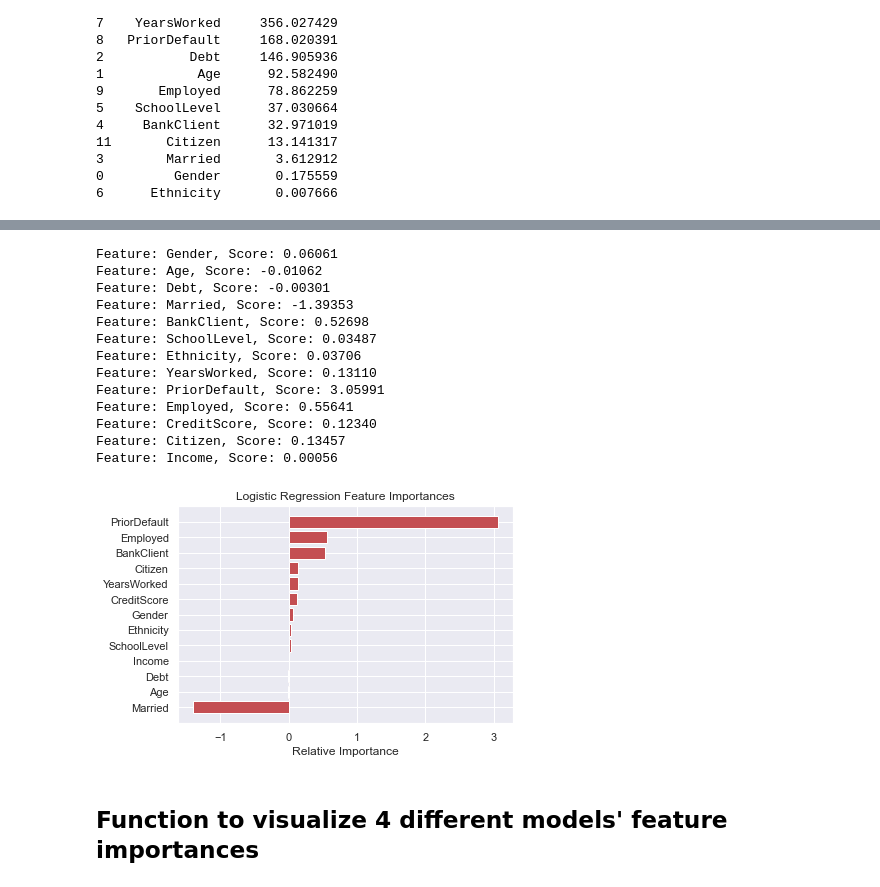
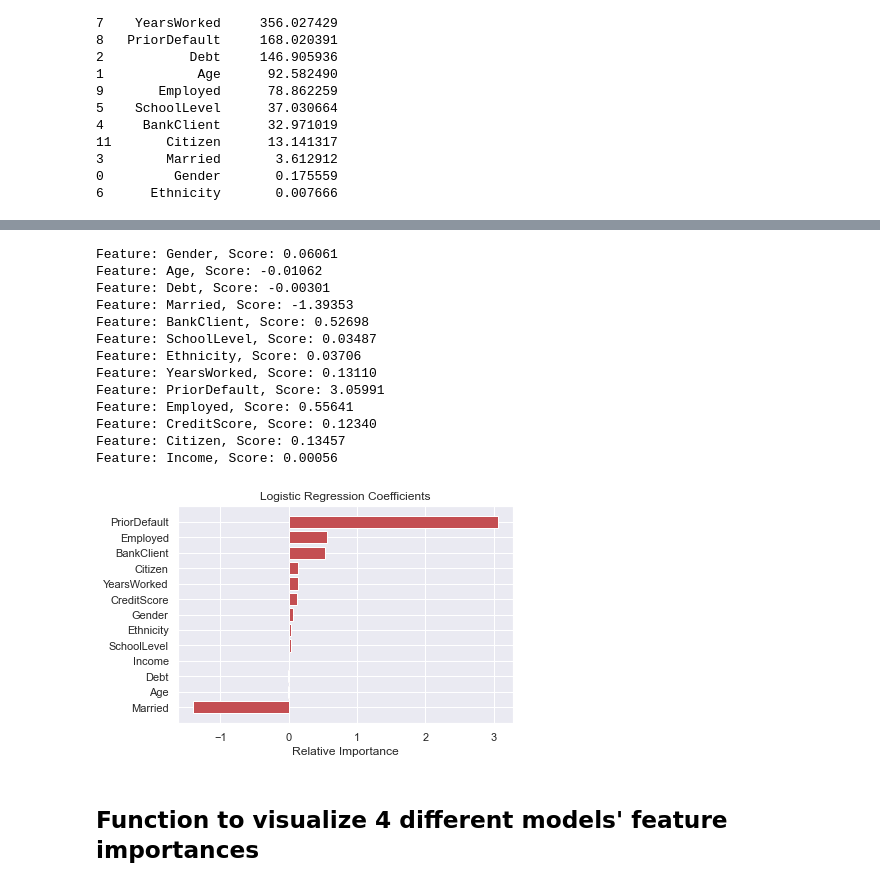
Before and after one commit to calvintirrell/Capstone_Credit_Card_Classification, a Jupyter notebook: notebooks/final_notebook.ipynb, the cells around one changed output, grey strips where cells are left out. Saved outputs shown, nothing was run; the diff lists cells and outputs as text; code cells hidden in the pictures.

```diff
--- a/notebooks/final_notebook.ipynb
+++ b/notebooks/final_notebook.ipynb
@@ -231,10 +231,6 @@ Name: Approval, dtype: int64
 # %% [markdown]
 # Look into each column's specific data
 # %%
-# 'Gender', 'Age', 'Debt', 'Married', 'BankCustomer', 'EducationLevel',
-# 'Ethnicity', 'YearsEmployed', 'PriorDefault', 'Employed', 'CreditScore',
-# 'DriversLicense', 'Citizen', 'ZipCode', 'Income', 'Approval'
-
-# for col in data.columns:
-#     print(data[col].value_counts())
-#     print()
+for col in data.columns:
+    print(data[col].value_counts())
+    print()
@@ -547,15 +557,13 @@ print(top_scores.nlargest(13, 'Score'))
 # %%
-importance = log_reg.coef_[0]
+coeff = log_reg.coef_[0]
 cols = data2.columns
-indices = np.argsort(importance)
+indices = np.argsort(coeff)
 
-# Uncomment all lines below here to see outputs
-
-for i, v in enumerate(importance):
+for i, v in enumerate(coeff):
 	print('Feature: %s, Score: %.5f' % (cols[i], v))
 
-plt.title('Logistic Regression Feature Importances')
-plt.barh(range(len(indices)), importance[indices], color = 'r', align = 'center')
+plt.title('Logistic Regression Coefficients')
+plt.barh(range(len(indices)), coeff[indices], color = 'r', align = 'center')
 plt.yticks(range(len(indices)), [cols[i] for i in indices])
 plt.xlabel('Relative Importance')
 plt.show()
@@ -577,33 +585,31 @@ Feature: Citizen, Score: 0.00056
 # %%
-importance = log_reg.coef_[0]
+coeff = log_reg.coef_[0]
 cols = data.columns
-indices = np.argsort(importance)
+indices = np.argsort(coeff)
 
-# Uncomment all lines below here to see outputs
-
-for i, v in enumerate(importance):
+for i, v in enumerate(coeff):
 	print('Feature: %s, Score: %.5f' % (cols[i], v))
 
-plt.title('Logistic Regression Feature Importances')
-plt.barh(range(len(indices)), importance[indices], color = 'r', align = 'center')
+plt.title('Logistic Regression Coefficients')
+plt.barh(range(len(indices)), coeff[indices], color = 'r', align = 'center')
 plt.yticks(range(len(indices)), [cols[i] for i in indices])
 plt.xlabel('Relative Importance')
 plt.show()
 # %% [output]
 Feature: Gender, Score: 0.06061
 Feature: Age, Score: -0.01062
 Feature: Debt, Score: -0.00301
 Feature: Married, Score: -1.39353
 Feature: BankClient, Score: 0.52698
 Feature: SchoolLevel, Score: 0.03487
 Feature: Ethnicity, Score: 0.03706
 Feature: YearsWorked, Score: 0.13110
 Feature: PriorDefault, Score: 3.05991
 Feature: Employed, Score: 0.55641
 Feature: CreditScore, Score: 0.12340
 Feature: Citizen, Score: 0.13457
 Feature: Income, Score: 0.00056
-[figure, old version]
+[figure, new version]
 # %% [markdown]
 ## Function to visualize 4 different models' feature importances
 # %%
```
Also changed, not shown: parts of 16 cells of this notebook, 6 other files.
